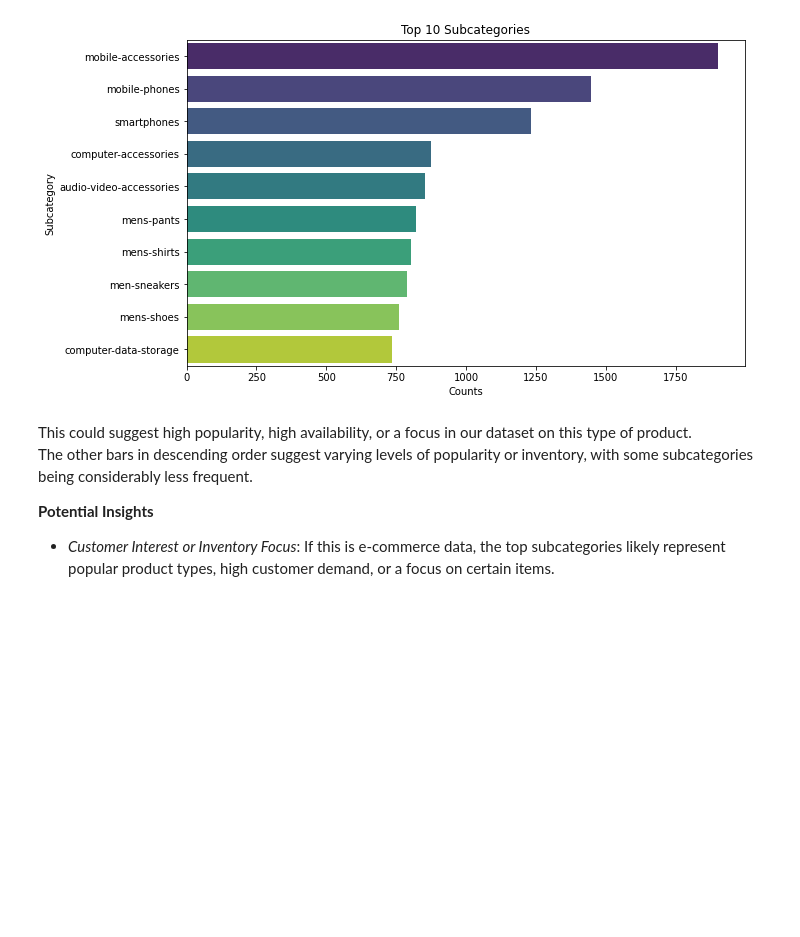
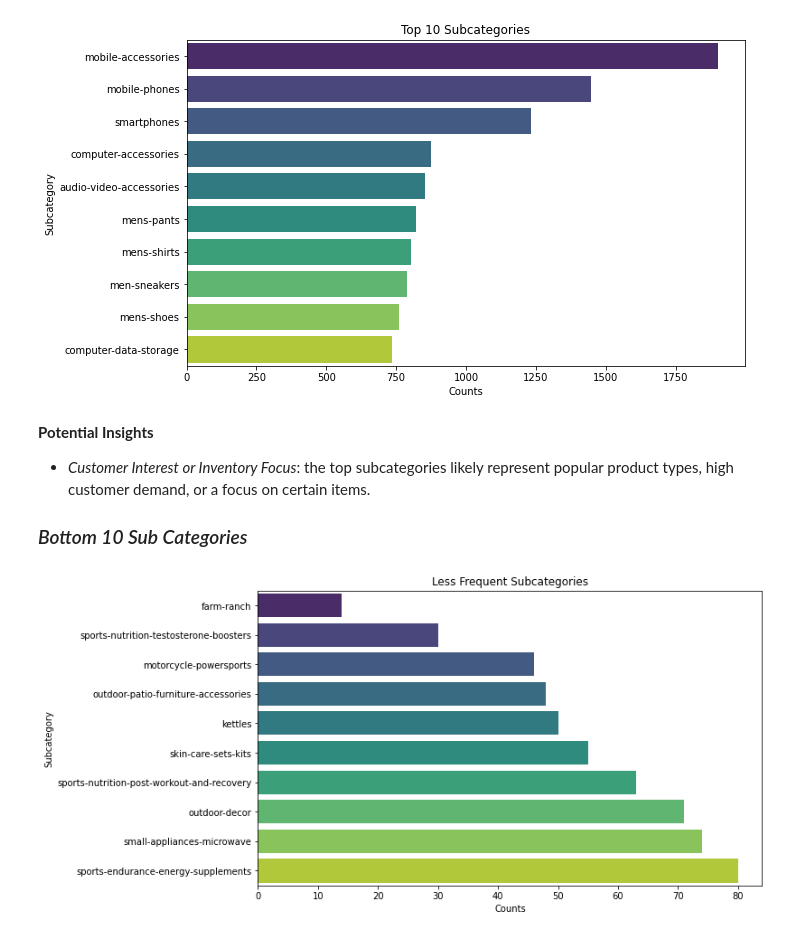
Before and after one commit to joakimTI/JUMIA-PRODUCTS-RECOMMENDATION-AND-PRODUCT-REVIEW-SYSTEM, a Jupyter notebook: index.ipynb, the cells around one changed output. Cells and saved outputs as stored; diff of their text form; code cells hidden in the pictures; blank space fills up the shorter version.

```diff
--- a/index.ipynb
+++ b/index.ipynb
@@ -521,9 +523,21 @@ plt.show();
 # %% [output]
 [figure]
 # %% [markdown]
-This could suggest high popularity, high availability, or a focus in our dataset on this type of product.
-The other bars in descending order suggest varying levels of popularity or inventory, with some subcategories being considerably less frequent.
-
 **Potential Insights**
 
-* *Customer Interest or Inventory Focus*: If this is e-commerce data, the top subcategories likely represent popular product types, high customer demand, or a focus on certain items.
+* *Customer Interest or Inventory Focus*: the top subcategories likely represent popular product types, high customer demand, or a focus on certain items.
+
+### *Bottom 10 Sub Categories*
+# %%
+# Get the top 10 subcategories in descending order and then reverse them for ascending order
+top_10_subcategories = subcategory_counts.tail(10).iloc[::-1]
+
+# Plot the horizontal bar chart
+plt.figure(figsize=(10, 6))
+sns.barplot(x=top_10_subcategories.values, y=top_10_subcategories.index, palette='viridis')
+plt.title('Less Frequent Subcategories')
+plt.xlabel('Counts')
+plt.ylabel('Subcategory')
+plt.show();
+# %% [output]
+[figure, added]
```
Also changed, not shown: parts of 4 cells of this notebook.
